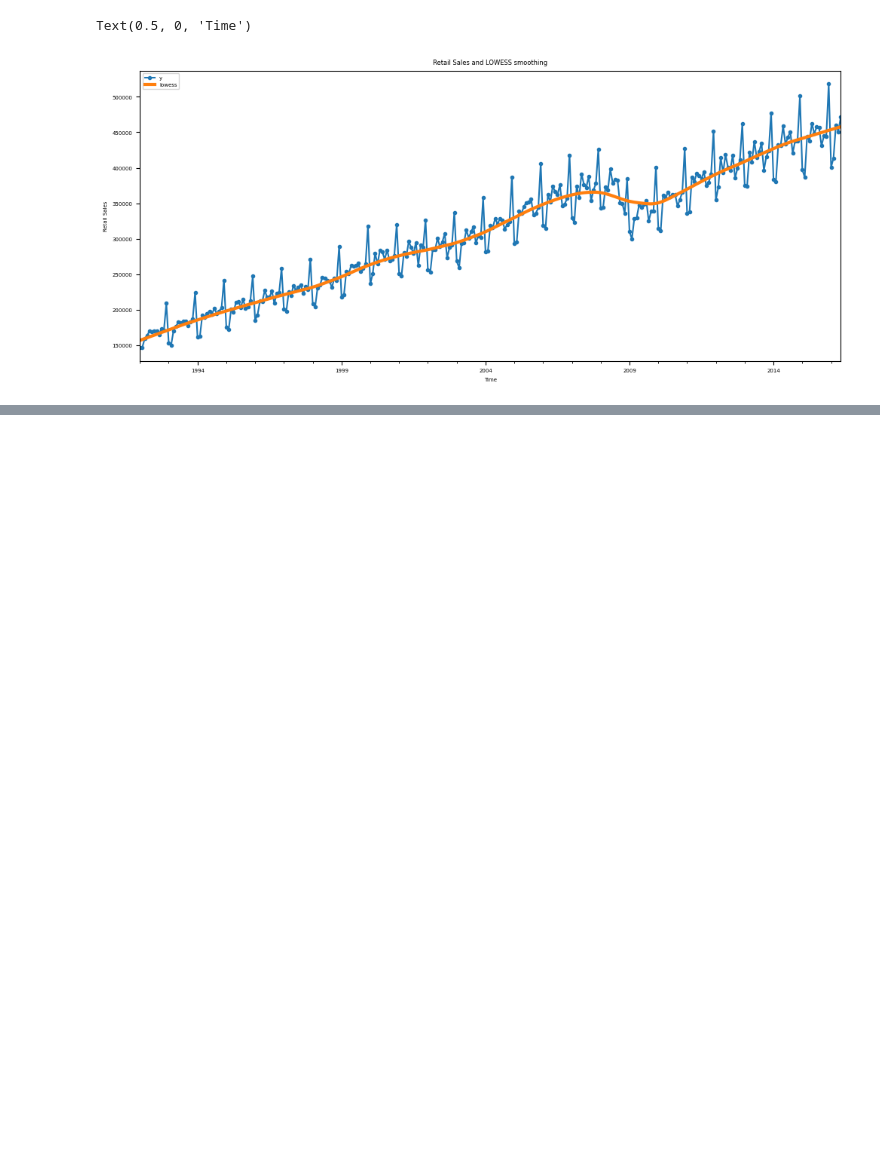
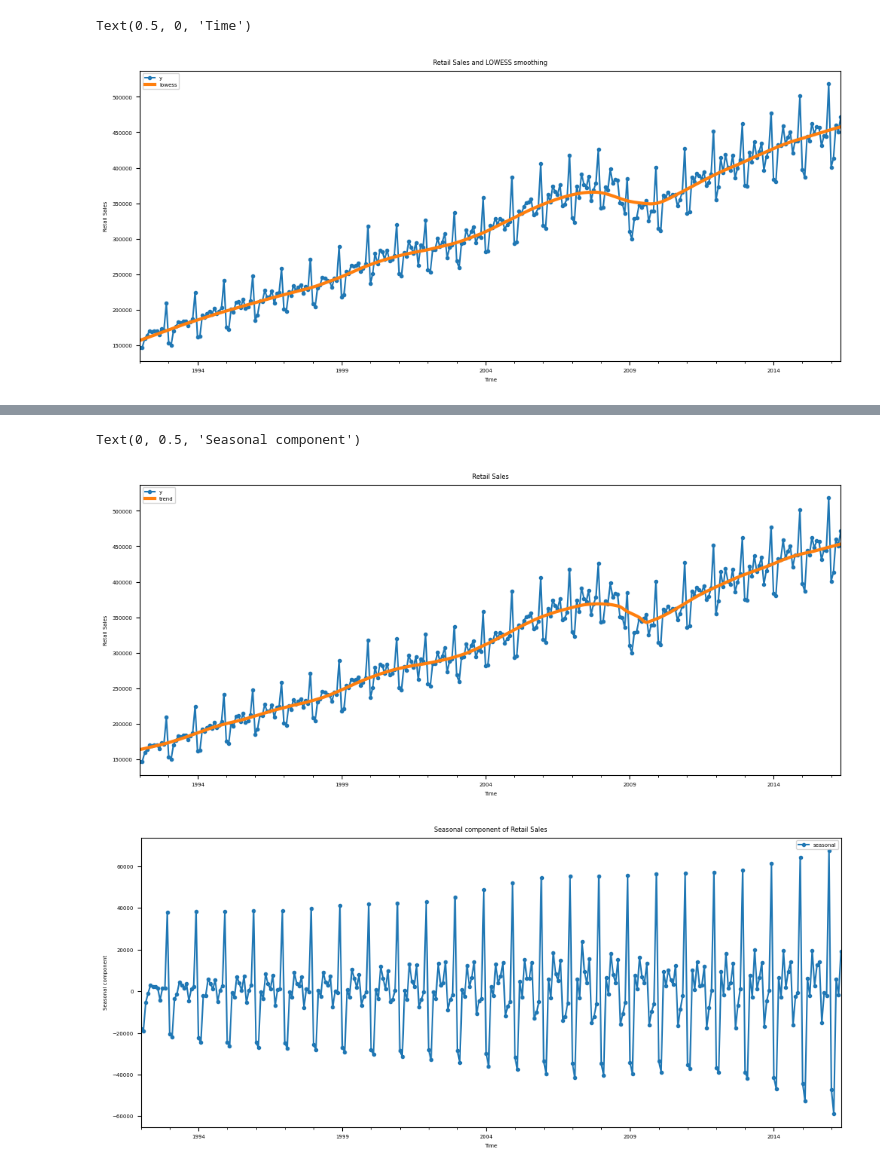
Before and after one commit to yungshun317/pd-algo-trading, a Jupyter notebook: feature_engineering.ipynb, the cells around one changed output, grey strips where cells are left out. Saved outputs shown, nothing was run; the diff lists cells and outputs as text; code cells hidden in the pictures; blank space fills up the shorter version.

```diff
--- a/feature_engineering.ipynb
+++ b/feature_engineering.ipynb
@@ -414,0 +447,5 @@ Text(0.5, 0, 'Time')
+# %%
+# Extract the trend and seasonality individually
+df["trend"] = res.trend
+df["seasonal"] = res.seasonal
+df.head()
@@ -414,0 +460,20 @@ Text(0.5, 0, 'Time')
+# %%
+# Plot the trend
+fig, ax = plt.subplots(figsize=[12, 5])
+df.plot(y="y", marker=".", ax=ax)
+df.plot(y="trend", ax=ax, linewidth=3)
+ax.set_title("Retail Sales")
+ax.set_xlabel("Time")
+ax.set_ylabel("Retail Sales")
+
+
+# Plot seasonality
+fig, ax = plt.subplots(figsize=[12, 5])
+df.plot(y="seasonal", marker=".", ax=ax)
+ax.set_title("Seasonal component of Retail Sales")
+ax.set_xlabel("Time")
+ax.set_ylabel("Seasonal component")
+# %% [output]
+Text(0, 0.5, 'Seasonal component')
+[figure, added]
+[figure, added]
```
Also changed, not shown: parts of 11 cells of this notebook.
